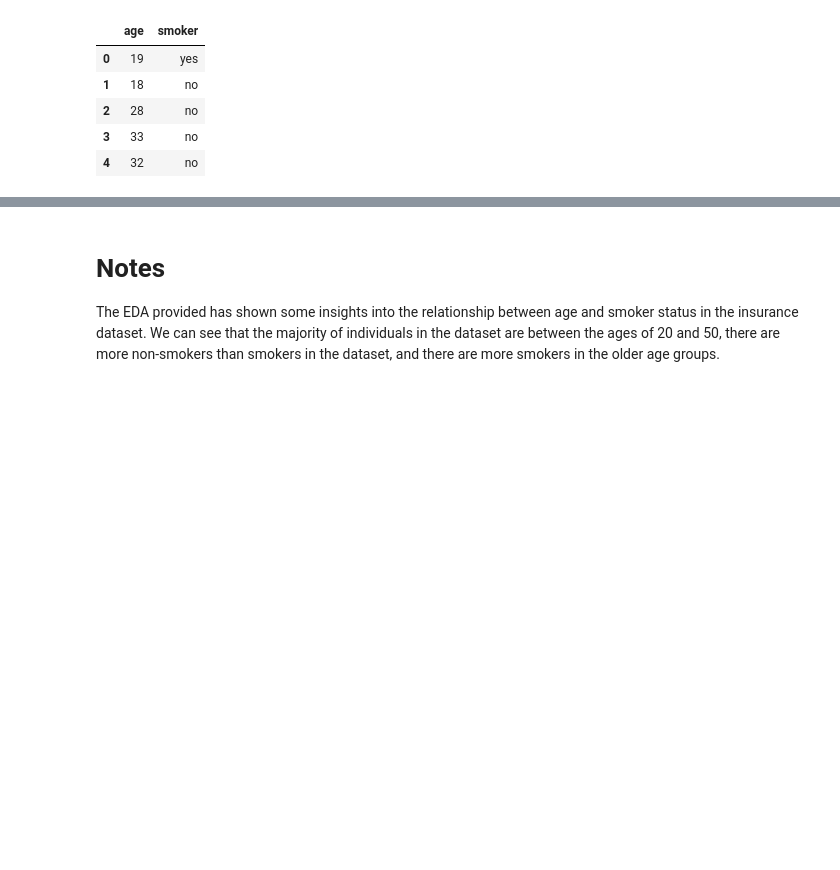
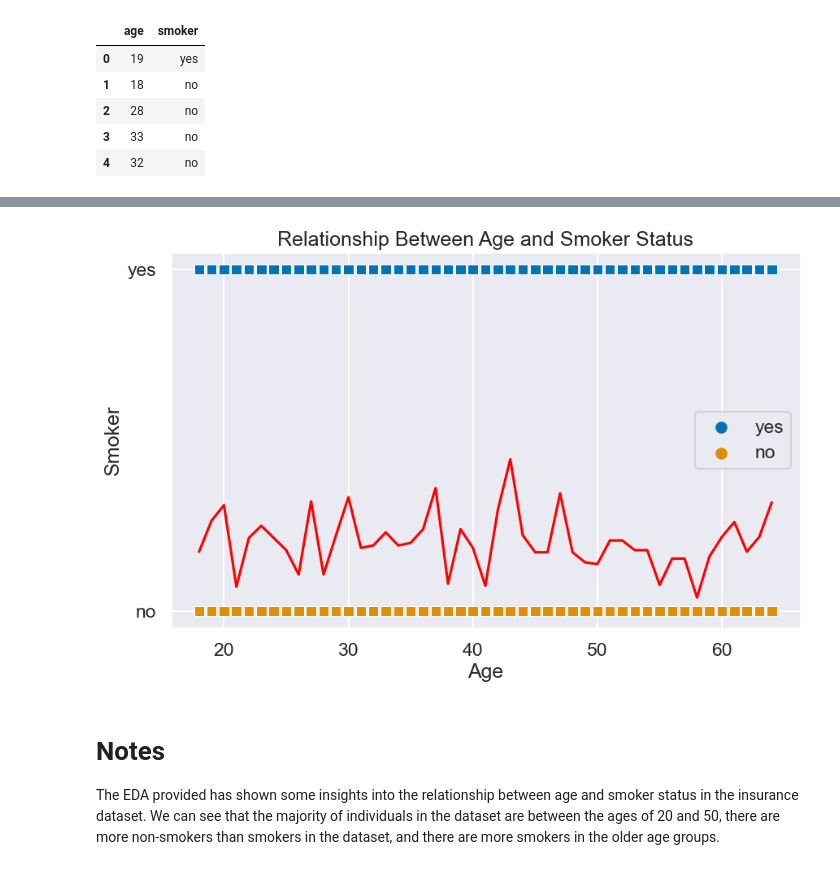
Before and after one commit to ubco-W2022T2-data301/project-group-group25, a Jupyter notebook: analysis/analysis1.ipynb, the cells around one changed output, grey strips where cells are left out. Saved outputs shown, nothing was run; the diff lists cells and outputs as text; code cells hidden in the pictures; blank space fills up the shorter version.

```diff
--- a/analysis/analysis1.ipynb
+++ b/analysis/analysis1.ipynb
@@ -117,3 +140,22 @@ plt.show()
+# %%
+import seaborn as sns
+import matplotlib.pyplot as plt
+import numpy as np
+
+sns.set_style("darkgrid")
+
+fig, ax = plt.subplots(figsize=(10, 6))
+
+sns.scatterplot(x='age', y='smoker', hue='smoker', data=df_selected, marker='s', legend='full', ax=ax)
+sns.lineplot(x='age', y='smoker', err_style=None, estimator=np.mean, data=df_selected, color='r', ax=ax)
+
+ax.set_xlabel('Age')
+ax.set_ylabel('Smoker')
+ax.set_title('Relationship Between Age and Smoker Status')
+
+plt.show()
+# %% [output]
+[figure, added]
 # %% [markdown]
 # Notes
 The EDA  provided has shown some insights into the relationship between age and smoker status in the insurance dataset. We can see that the majority of individuals in the dataset are between the ages of 20 and 50, there are more non-smokers than smokers in the dataset, and there are more smokers in the older age groups.
```
Also changed, not shown: parts of 7 cells of this notebook.
